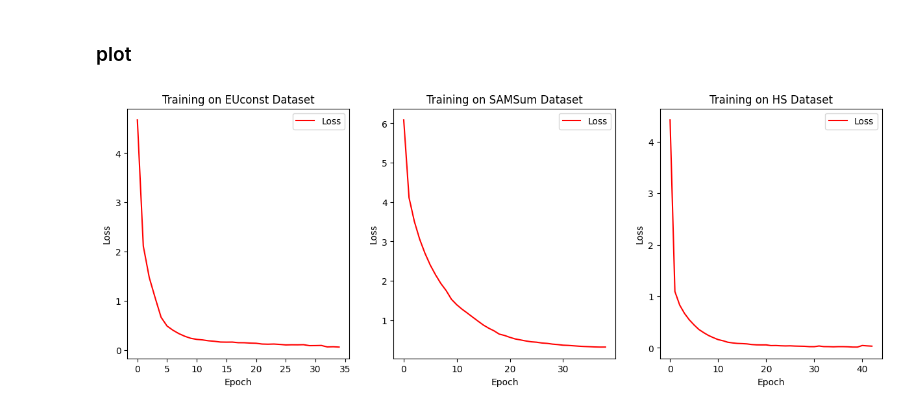
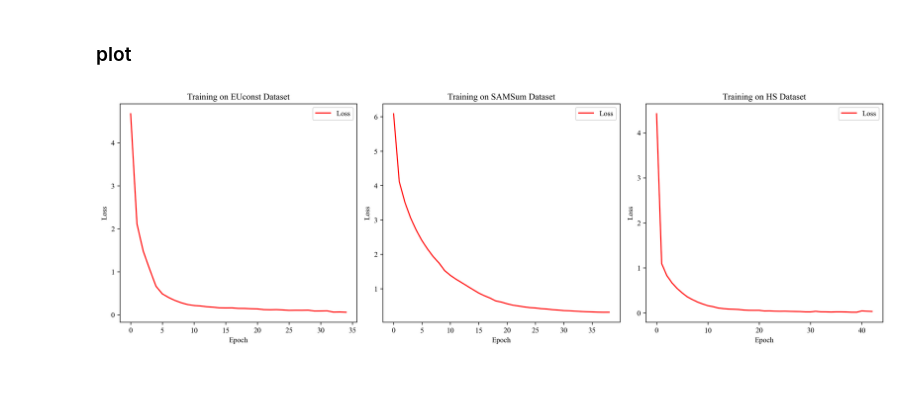
Before and after one commit to chinesebear/fuzzys2s, a Jupyter notebook: doc/Convergency.ipynb, the cells around one changed output. Saved outputs shown, nothing was run; the diff lists cells and outputs as text; code cells hidden in the pictures; blank space fills up the shorter version.

```diff
--- a/doc/Convergency.ipynb
+++ b/doc/Convergency.ipynb
@@ -6,7 +6,11 @@ EUconst、HS、SAMSum三个数据集
 # %%
 import numpy as np
 import pandas as pd
-from matplotlib import pyplot as plt
+import matplotlib.pyplot as plt
+import matplotlib.font_manager as fm
+fm.fontManager.addfont('/usr/share/fonts/truetype/times.ttf')
+plt.rc('font',family='Times New Roman')
+import numpy as np
 # %%
 euconst_data = pd.read_csv('./csv/convergency_fuzzys2s_euconst.csv').to_numpy().tolist()
 samsum_data = pd.read_csv('./csv/convergency_fuzzys2s_samsum.csv').to_numpy().tolist()
@@ -25,32 +29,36 @@ hs_data_s = sampling(hs_data)
 # %% [markdown]
 ### plot
 # %%
-f, axes = plt.subplots(1, 3, figsize=(15,5))
+f, axes = plt.subplots(1, 3, figsize=(15,5), dpi=300)
 
 sub_graph = axes[0]
 data = euconst_data_s
 sub_graph.plot(data, label='Loss',color='r')
 sub_graph.set_title("Training on EUconst Dataset")
 sub_graph.set_xlabel("Epoch")
 sub_graph.set_ylabel("Loss")
 sub_graph.legend()
 
 sub_graph = axes[1]
 data = samsum_data_s
 sub_graph.plot(data, label='Loss',color='r')
 sub_graph.set_title("Training on SAMSum Dataset")
 sub_graph.set_xlabel("Epoch")
 sub_graph.set_ylabel("Loss")
 sub_graph.legend()
 
 sub_graph = axes[2]
 data = hs_data_s
 sub_graph.plot(data, label='Loss',color='r')
 sub_graph.set_title("Training on HS Dataset")
 sub_graph.set_xlabel("Epoch")
 sub_graph.set_ylabel("Loss")
 sub_graph.legend()
 
-plt.savefig("fuzzys2s-convergency.svg")
+plt.subplots_adjust(wspace =0.4, hspace =0.3)#调整子图间距 (0,1)
+plt.tight_layout(pad=1)#调整整体空白
+plt.savefig("fuzzys2s-convergency.svg",format = "svg")
+plt.savefig("fuzzys2s-convergency.jpg", format = "jpg")
+plt.show()
 # %% [output]
-[figure, old version]
+[figure, new version]
```
Also changed, not shown: 11 other files.
